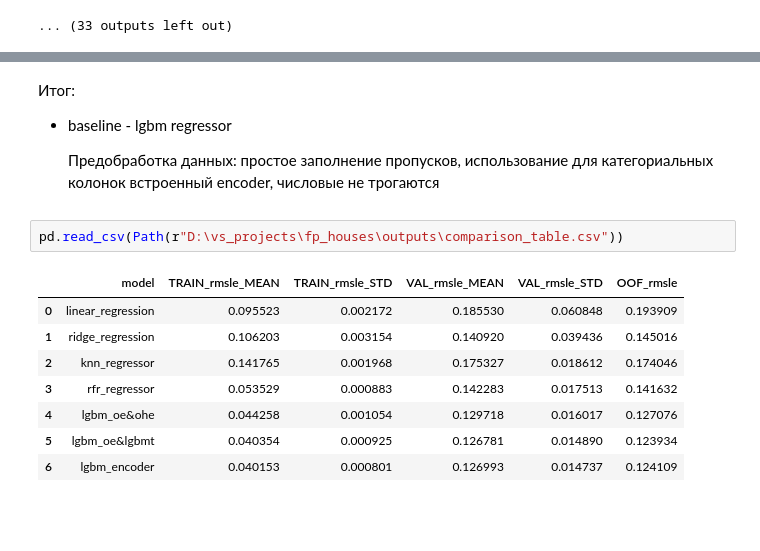
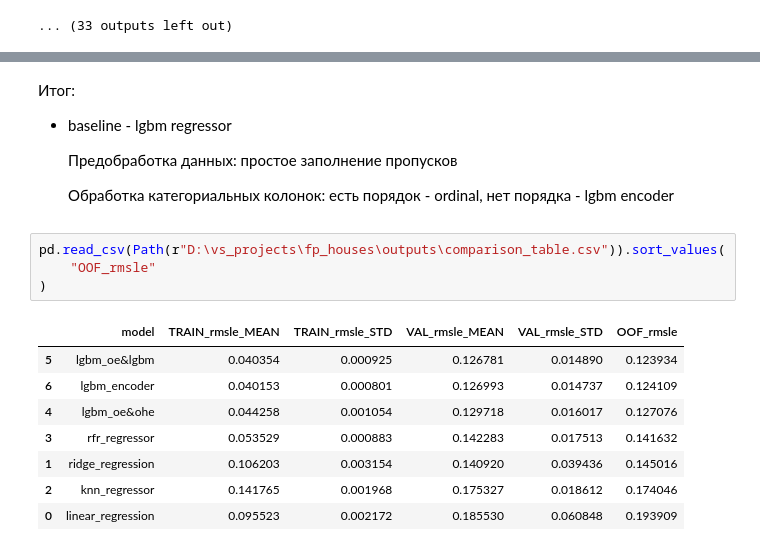
Before and after one commit to EgorK19/fp_houses, a Jupyter notebook: notebooks/2.0_baseline.ipynb, the cells around one changed output, grey strips where cells are left out. Drawn from its saved outputs; the diff is of its cells as text; blank space fills up the shorter version.

```diff
--- a/notebooks/2.0_baseline.ipynb
+++ b/notebooks/2.0_baseline.ipynb
@@ -1551,15 +1548,19 @@ metrics
 Итог:
 * baseline - lgbm regressor
 
-    Предобработка данных: простое заполнение пропусков, использование для категориальных колонок встроенный encoder, числовые не трогаются
+    Предобработка данных: простое заполнение пропусков
+
+    Обработка категориальных колонок: есть порядок - ordinal, нет порядка - lgbm encoder
 # %%
-pd.read_csv(Path(r"D:\vs_projects\fp_houses\outputs\comparison_table.csv"))
+pd.read_csv(Path(r"D:\vs_projects\fp_houses\outputs\comparison_table.csv")).sort_values(
+    "OOF_rmsle"
+)
 # %% [output]
 |  | model | TRAIN_rmsle_MEAN | TRAIN_rmsle_STD | VAL_rmsle_MEAN | VAL_rmsle_STD | OOF_rmsle |
-| 0 | linear_regression | 0.095523 | 0.002172 | 0.185530 | 0.060848 | 0.193909 |
+| 5 | lgbm_oe&lgbm | 0.040354 | 0.000925 | 0.126781 | 0.014890 | 0.123934 |
+| 6 | lgbm_encoder | 0.040153 | 0.000801 | 0.126993 | 0.014737 | 0.124109 |
+| 4 | lgbm_oe&ohe | 0.044258 | 0.001054 | 0.129718 | 0.016017 | 0.127076 |
+| 3 | rfr_regressor | 0.053529 | 0.000883 | 0.142283 | 0.017513 | 0.141632 |
 | 1 | ridge_regression | 0.106203 | 0.003154 | 0.140920 | 0.039436 | 0.145016 |
 | 2 | knn_regressor | 0.141765 | 0.001968 | 0.175327 | 0.018612 | 0.174046 |
-| 3 | rfr_regressor | 0.053529 | 0.000883 | 0.142283 | 0.017513 | 0.141632 |
-| 4 | lgbm_oe&ohe | 0.044258 | 0.001054 | 0.129718 | 0.016017 | 0.127076 |
-| 5 | lgbm_oe&lgbmt | 0.040354 | 0.000925 | 0.126781 | 0.014890 | 0.123934 |
-| 6 | lgbm_encoder | 0.040153 | 0.000801 | 0.126993 | 0.014737 | 0.124109 |
+| 0 | linear_regression | 0.095523 | 0.002172 | 0.185530 | 0.060848 | 0.193909 |
```
Also changed, not shown: parts of 1 cell of this notebook, 2 other files.
